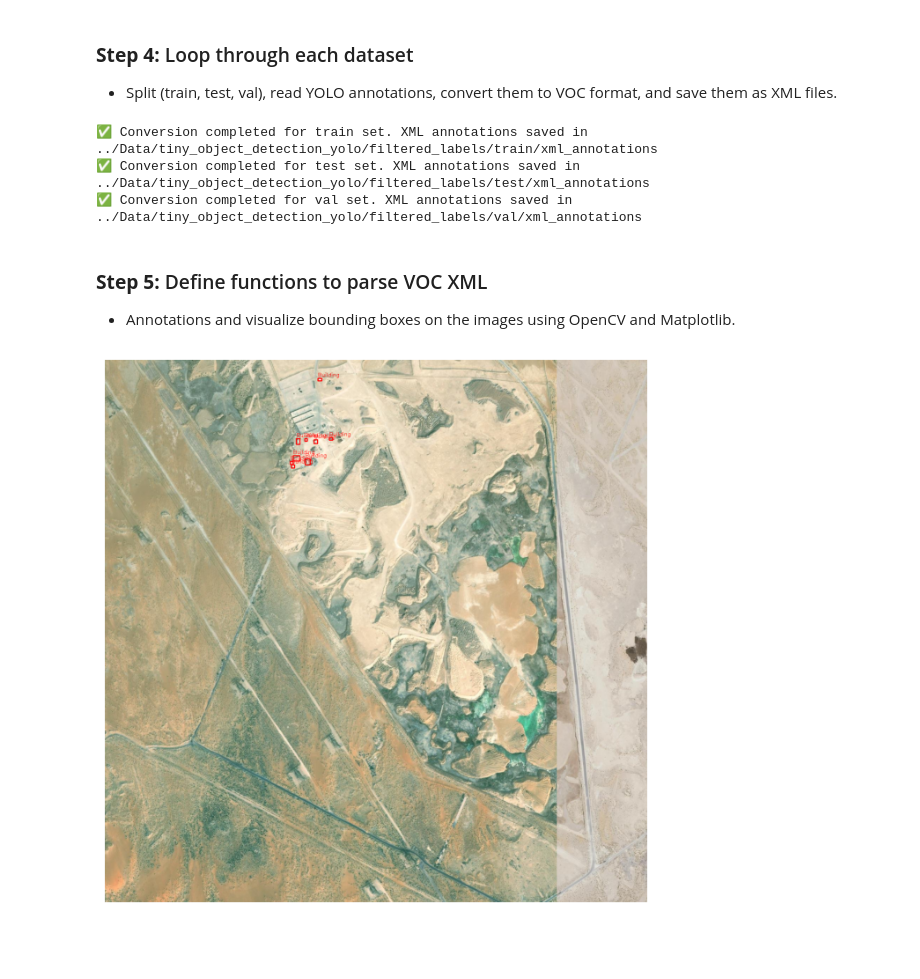
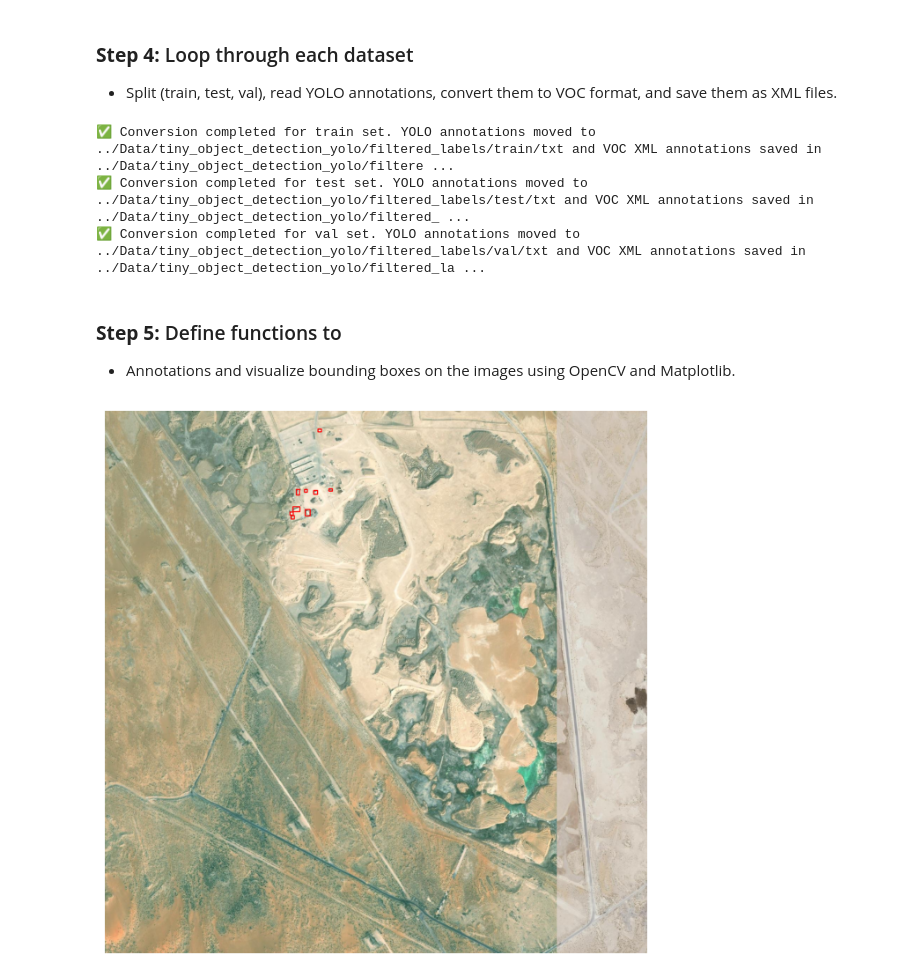
Before and after one commit to MuhammadUmerKhan/Computer-Vision-Task, a Jupyter notebook: ipynb/Step 3: YOLO to VOC Conversation.ipynb, the cells around one changed output. Cells and saved outputs as stored; diff of their text form; code cells hidden in the pictures; blank space fills up the shorter version.

```diff
--- a/ipynb/Step 3: YOLO to VOC Conversation.ipynb
+++ b/ipynb/Step 3: YOLO to VOC Conversation.ipynb
@@ -103,7 +105,6 @@ def yolo_to_voc(yolo_bbox, img_width, img_height):
 ### **Step 3:** Define the create_voc_xml function
 - to create an XML file for each image, including bounding boxes and class labels.
 # %%
-# Function to create VOC XML annotation file for an image
 def create_voc_xml(image_name, img_width, img_height, bboxes, output_path):
     # Create the root element of the XML
     annotation = ET.Element("annotation")
@@ -136,26 +137,37 @@ def create_voc_xml(image_name, img_width, img_height, bboxes, output_path):
 
     # Write the XML tree to a file
     tree = ET.ElementTree(annotation)
-    xml_filename = os.path.join(output_path, image_name.replace(".jpg", ".xml").replace(".png", ".xml"))
+    xml_filename = os.path.join(output_path, image_name.replace(".jpg", ".xml").replace(".jpeg", ".xml").replace(".png", ".xml"))
     tree.write(xml_filename)
 # %% [markdown]
 ### **Step 4:** Loop through each dataset
 - Split (train, test, val), read YOLO annotations, convert them to VOC format, and save them as XML files.
 # %%
-# Loop through each subfolder (train, test, val) to process the dataset
 for split in sub_folders:
     labels_path = os.path.join(label_dir, split)  # Path to YOLO labels for this split
     images_path = os.path.join(image_dir, split)  # Path to images for this split
-    output_xml_path = os.path.join(label_dir, split, "xml_annotations")  # Output directory for VOC XMLs
+    txt_output_path = os.path.join(labels_path, "txt")  # Output directory for YOLO txt annotations
+    xml_output_path = os.path.join(labels_path, "xml")  # Output directory for VOC XML annotations
 
-    os.makedirs(output_xml_path, exist_ok=True)  # Ensure the XML output folder exists
+    # Create directories for txt and xml if they do not exist
+    os.makedirs(txt_output_path, exist_ok=True)
+    os.makedirs(xml_output_path, exist_ok=True)
 
     # Process each annotation file in the folder
     for label_file in os.listdir(labels_path):
         if label_file.endswith(".txt"):  # Only process text files containing YOLO annotations
-            image_file = label_file.replace(".txt", ".png")  # Assuming images are in PNG format
+            # Try to match image file with .png, .jpg, or .jpeg
+            image_file = label_file.replace(".txt", ".png")  # Default to PNG format
+            image_path = os.path.join(images_path, image_file)  # Path to the corresponding image
 
-            image_path = os.path.join(images_path, image_file)  # Path to the corresponding image
+            if not os.path.exists(image_path):  # If PNG not found, try JPG and JPEG
+                image_file = label_file.replace(".txt", ".jpg")
+                image_path = os.path.join(images_path, image_file)
+
+            if not os.path.exists(image_path):  # If JPG not found, try JPEG
+                image_file = label_file.replace(".txt", ".jpeg")
+                image_path = os.path.join(images_path, image_file)
+
             label_path = os.path.join(labels_path, label_file)  # Path to the annotation file
 
             # Check if the image file exists
@@ -175,19 +187,22 @@ for split in sub_folders:
                     bboxes.append((class_name, x_min, y_min, x_max, y_max))  # Append the bounding box data
 
                 # Create and save the VOC XML annotation for the image
-                create_voc_xml(image_file, img_width, img_height, bboxes, output_xml_path)
+                create_voc_xml(image_file, img_width, img_height, bboxes, xml_output_path)
+
+                # Move the YOLO annotation to the txt folder
+                shutil.move(label_path, os.path.join(txt_output_path, label_file))
 
     # Print a confirmation message for each dataset split
-    print(f"✅ Conversion completed for {split} set. XML annotations saved in {output_xml_path}")
+    print(f"✅ Conversion completed for {split} set. YOLO annotations moved to {txt_output_path} and VOC XML annotations saved in {xml_output_path}")
 # %% [output]
-✅ Conversion completed for train set. XML annotations saved in ../Data/tiny_object_detection_yolo/filtered_labels/train/xml_annotations
-✅ Conversion completed for test set. XML annotations saved in ../Data/tiny_object_detection_yolo/filtered_labels/test/xml_annotations
-✅ Conversion completed for val set. XML annotations saved in ../Data/tiny_object_detection_yolo/filtered_labels/val/xml_annotations
+✅ Conversion completed for train set. YOLO annotations moved to ../Data/tiny_object_detection_yolo/filtered_labels/train/txt and VOC XML annotations saved in ../Data/tiny_object_detection_yolo/filtere ...
+✅ Conversion completed for test set. YOLO annotations moved to ../Data/tiny_object_detection_yolo/filtered_labels/test/txt and VOC XML annotations saved in ../Data/tiny_object_detection_yolo/filtered_ ...
+✅ Conversion completed for val set. YOLO annotations moved to ../Data/tiny_object_detection_yolo/filtered_labels/val/txt and VOC XML annotations saved in ../Data/tiny_object_detection_yolo/filtered_la ...
 # %%
 # Paths for the visualization
 IMAGES_FOLDER = "../Data/tiny_object_detection_yolo/filtered_images/train"
 ANNOTATIONS_FOLDER = "../Data/tiny_object_detection_yolo/filtered_labels/train/xml_annotations"
 # %% [markdown]
-### **Step 5:** Define functions to parse VOC XML
+### **Step 5:** Define functions to
 - Annotations and visualize bounding boxes on the images using OpenCV and Matplotlib.
 # %%
@@ -211,33 +279,9 @@ def parse_voc_annotation(xml_file):
-# %%
-# Function to visualize the image with its annotations (bounding boxes)
-def visualize_annotation(image_file, annotation_file):
-    image = cv2.imread(image_file)  # Read the image using OpenCV
-
-    if image is None:
-        print(f"Error: Image at {image_file} could not be loaded.")
-        return
-
-    image = cv2.cvtColor(image, cv2.COLOR_BGR2RGB)  # Convert the image from BGR to RGB (for Matplotlib)
-
-    objects = parse_voc_annotation(annotation_file)  # Parse the annotations from the XML file
-
-    # Draw bounding boxes on the image
-    for (name, xmin, ymin, xmax, ymax) in objects:
-        cv2.rectangle(image, (xmin, ymin), (xmax, ymax), (255, 0, 0), 2)  # Draw blue bounding box
-        cv2.putText(image, name, (xmin, ymin - 5), cv2.FONT_HERSHEY_SIMPLEX, 0.5, (255, 0, 0), 1)  # Add text (class name)
-
-    # Display the image with annotations using Matplotlib
-    plt.figure(figsize=(8, 8))
-    plt.imshow(image)
-    plt.axis("off")  # Hide the axis
-    plt.show()
 # %%
-# Example to visualize a specific image and its annotations
-sample_image_name = "1_Renew_Licenced_Small_1_2022.png"  # Image filename (no full path)
-image_path = os.path.join(IMAGES_FOLDER, sample_image_name)  # Full image path
-annotation_path = os.path.join(ANNOTATIONS_FOLDER, sample_image_name.replace(".png", ".xml"))  # Corresponding annotation file
+# Example usage
+image_name = "1_Renew_Licenced_Small_1_2022.png"  # Image filename (no full path)
+annotation_format = "txt"  # Change to "xml" for VOC annotations
 
 # Visualize the annotation for the sample image
-visualize_annotation(image_path, annotation_path)
+visualize_annotation(image_name, annotation_format)
 # %% [output]
-[figure, old version]
+[figure, new version]
```
Also changed, not shown: parts of 6 cells of this notebook, 2 other files.
